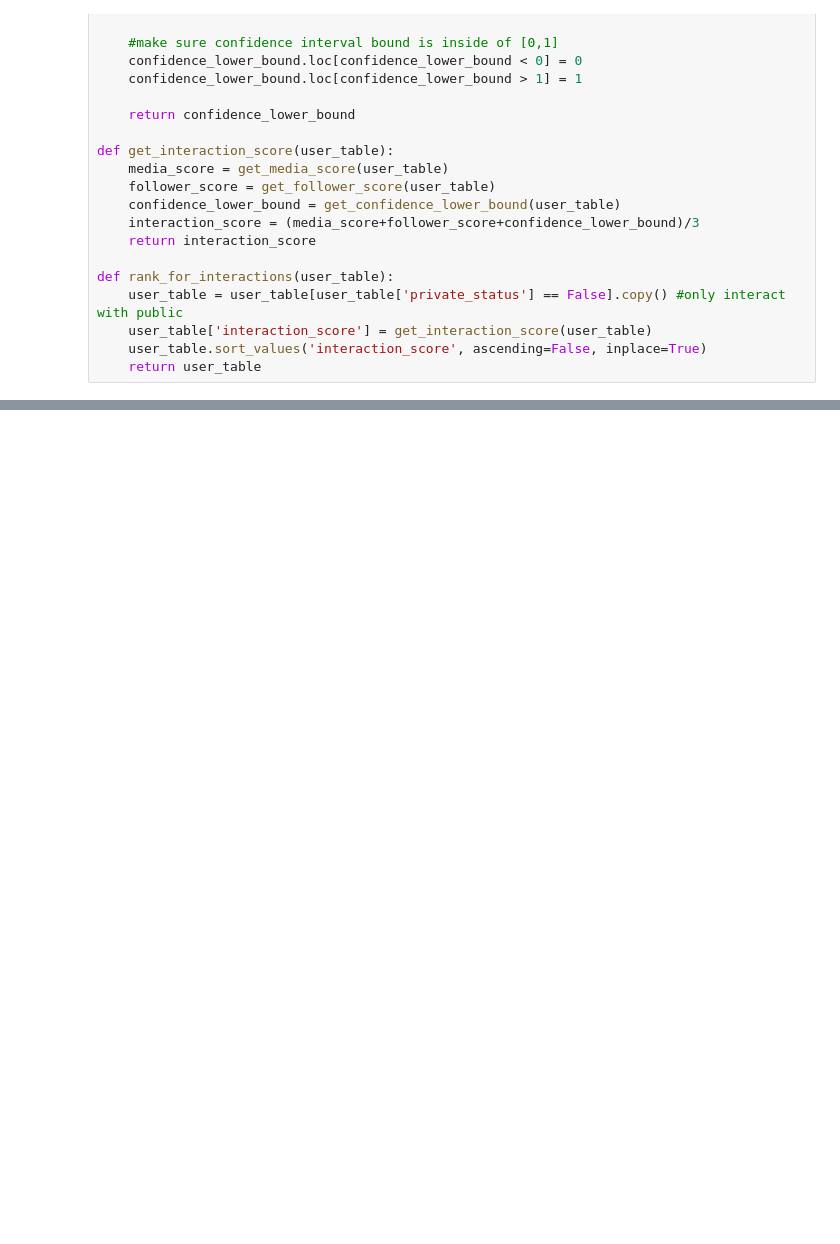
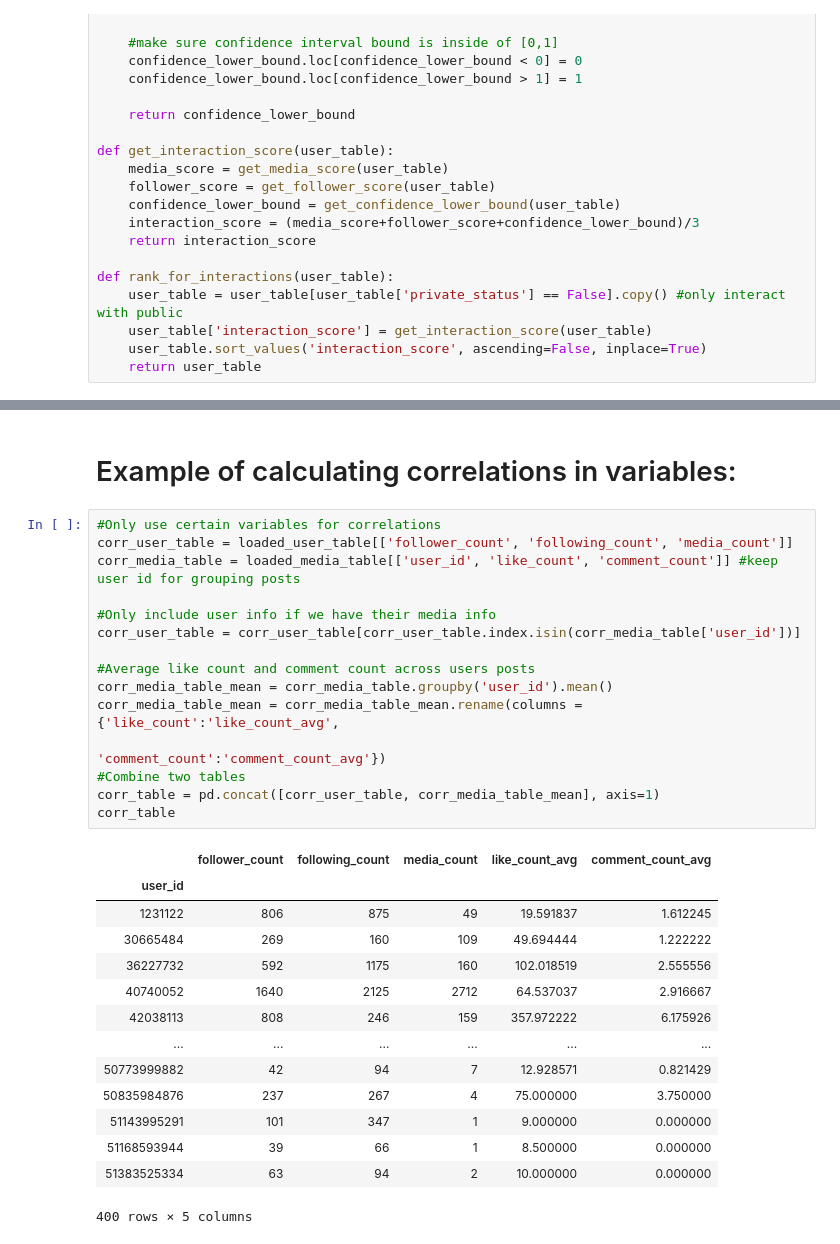
Before and after one commit to ryanlopezzzz/instagram-bot, a Jupyter notebook: instagram_api/notebooks/tutorial_using_data_tables.ipynb, the cells around one changed output, grey strips where cells are left out. Saved outputs shown, nothing was run; the diff lists cells and outputs as text; blank space fills up the shorter version.

```diff
--- a/instagram_api/notebooks/tutorial_using_data_tables.ipynb
+++ b/instagram_api/notebooks/tutorial_using_data_tables.ipynb
@@ -169,0 +169,32 @@ rank_for_interactions(loaded_user_table)
+# %% [markdown]
+# Example of calculating correlations in variables:
+# %%
+#Only use certain variables for correlations
+corr_user_table = loaded_user_table[['follower_count', 'following_count', 'media_count']]
+corr_media_table = loaded_media_table[['user_id', 'like_count', 'comment_count']] #keep user id for grouping posts
+
+#Only include user info if we have their media info
+corr_user_table = corr_user_table[corr_user_table.index.isin(corr_media_table['user_id'])]
+
+#Average like count and comment count across users posts
+corr_media_table_mean = corr_media_table.groupby('user_id').mean()
+corr_media_table_mean = corr_media_table_mean.rename(columns = {'like_count':'like_count_avg',
+                                                                  'comment_count':'comment_count_avg'})
+#Combine two tables
+corr_table = pd.concat([corr_user_table, corr_media_table_mean], axis=1)
+corr_table
+# %% [output]
+|  | follower_count | following_count | media_count | like_count_avg | comment_count_avg |
+| user_id |  |  |  |  |  |
+| 1231122 | 806 | 875 | 49 | 19.591837 | 1.612245 |
+| 30665484 | 269 | 160 | 109 | 49.694444 | 1.222222 |
+| 36227732 | 592 | 1175 | 160 | 102.018519 | 2.555556 |
+| 40740052 | 1640 | 2125 | 2712 | 64.537037 | 2.916667 |
+| 42038113 | 808 | 246 | 159 | 357.972222 | 6.175926 |
+| ... | ... | ... | ... | ... | ... |
+| 50773999882 | 42 | 94 | 7 | 12.928571 | 0.821429 |
+| 50835984876 | 237 | 267 | 4 | 75.000000 | 3.750000 |
+| 51143995291 | 101 | 347 | 1 | 9.000000 | 0.000000 |
+| 51168593944 | 39 | 66 | 1 | 8.500000 | 0.000000 |
+| 51383525334 | 63 | 94 | 2 | 10.000000 | 0.000000 |
+400 rows × 5 columns
```
Also changed, not shown: parts of 10 cells of this notebook.
